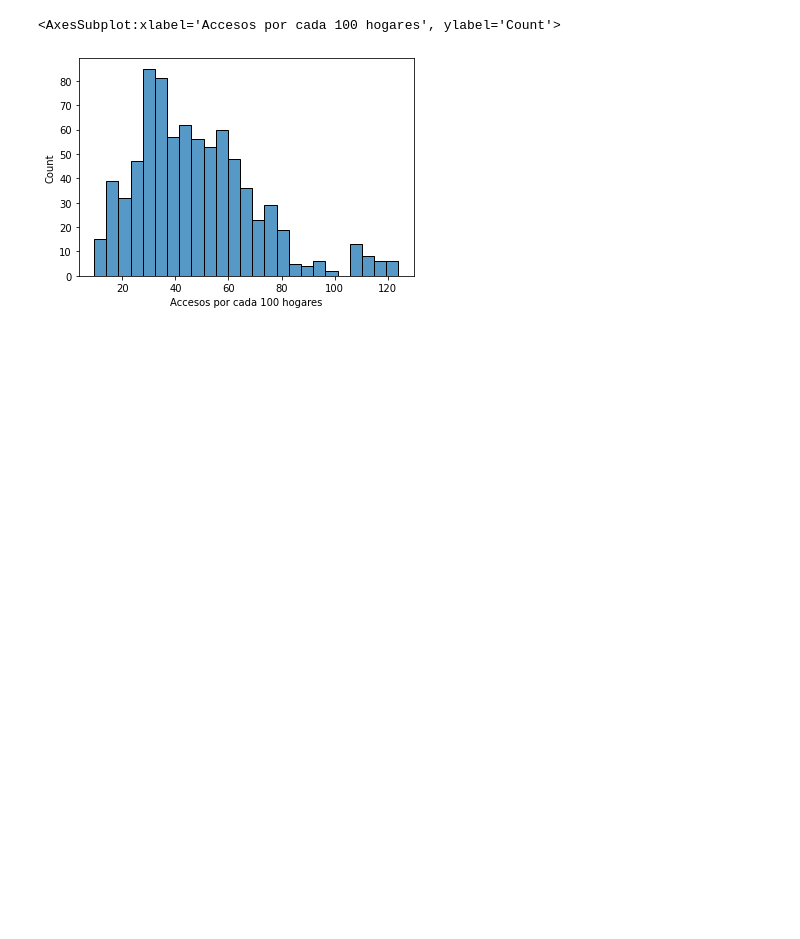
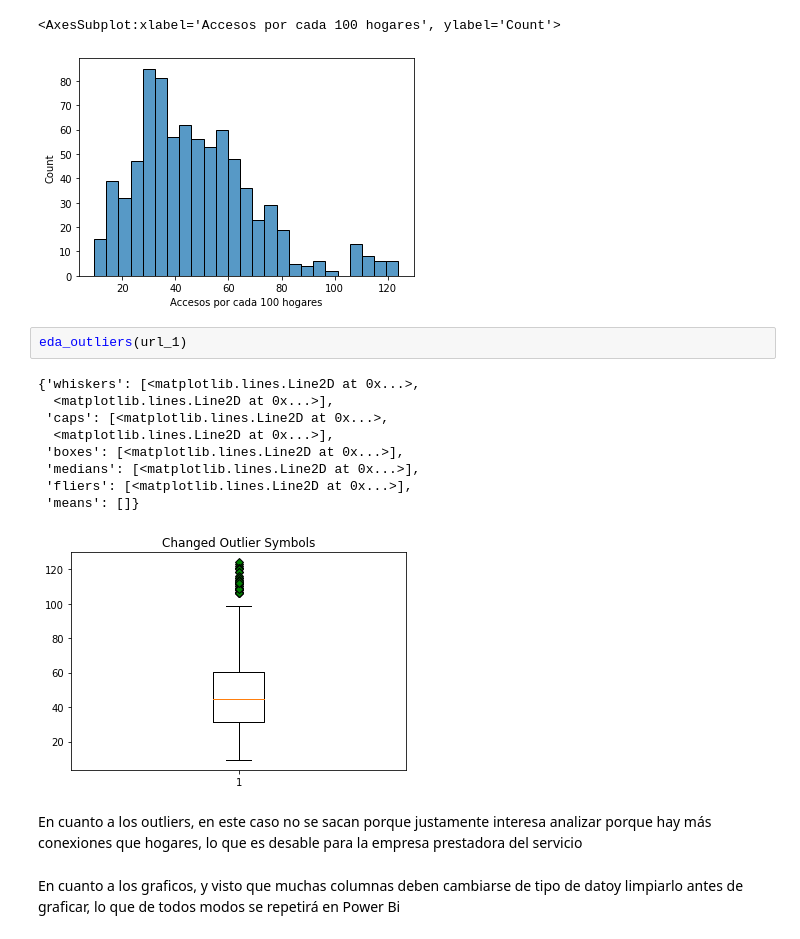
Before and after one commit to AlitFasce/Data-Analytics-Telecommunications-sector-in-Argentina-Power-BI-, a Jupyter notebook: PI03_EDA_ V1.ipynb, the cells around one changed output. Saved outputs shown, nothing was run; the diff lists cells and outputs as text; blank space fills up the shorter version.

```diff
--- a/PI03_EDA_ V1.ipynb
+++ b/PI03_EDA_ V1.ipynb
@@ -1000,3 +952,19 @@ eda_histogramas(url_1)
 # %% [output]
 <AxesSubplot:xlabel='Accesos por cada 100 hogares', ylabel='Count'>
 [figure]
+# %%
+eda_outliers(url_1)
+# %% [output]
+{'whiskers': [<matplotlib.lines.Line2D at 0x...>,
+  <matplotlib.lines.Line2D at 0x...>],
+ 'caps': [<matplotlib.lines.Line2D at 0x...>,
+  <matplotlib.lines.Line2D at 0x...>],
+ 'boxes': [<matplotlib.lines.Line2D at 0x...>],
+ 'medians': [<matplotlib.lines.Line2D at 0x...>],
+ 'fliers': [<matplotlib.lines.Line2D at 0x...>],
+ 'means': []}
+[figure, added]
+# %% [markdown]
+En cuanto a los outliers, en este caso no se sacan porque justamente interesa analizar porque hay más conexiones que hogares, lo que es desable para la empresa prestadora del servicio
+# %% [markdown]
+En cuanto a los graficos, y visto que muchas columnas deben cambiarse de tipo de datoy limpiarlo antes de graficar, lo que de todos modos se repetirá en Power Bi
```
Also changed, not shown: parts of 25 cells of this notebook.
